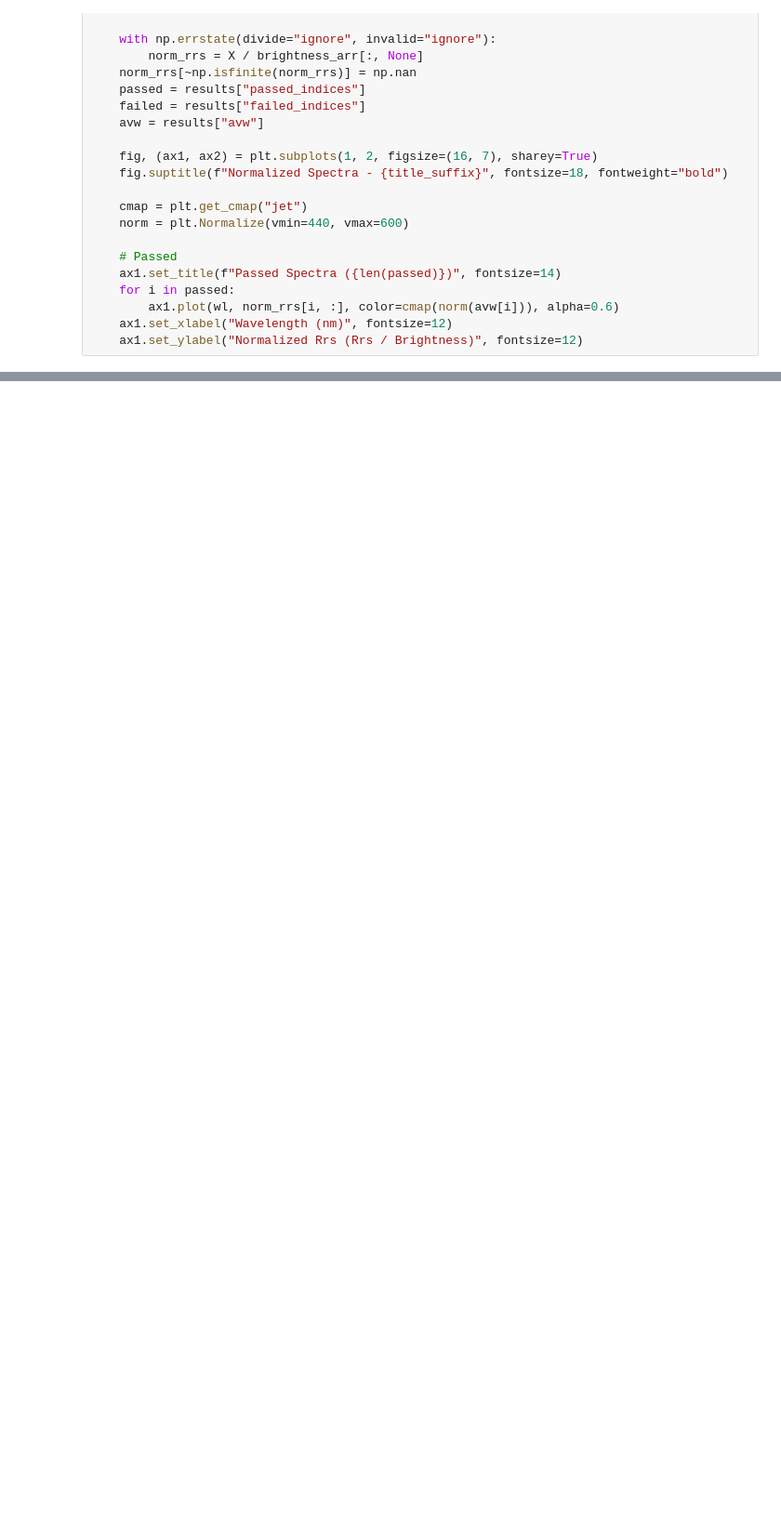
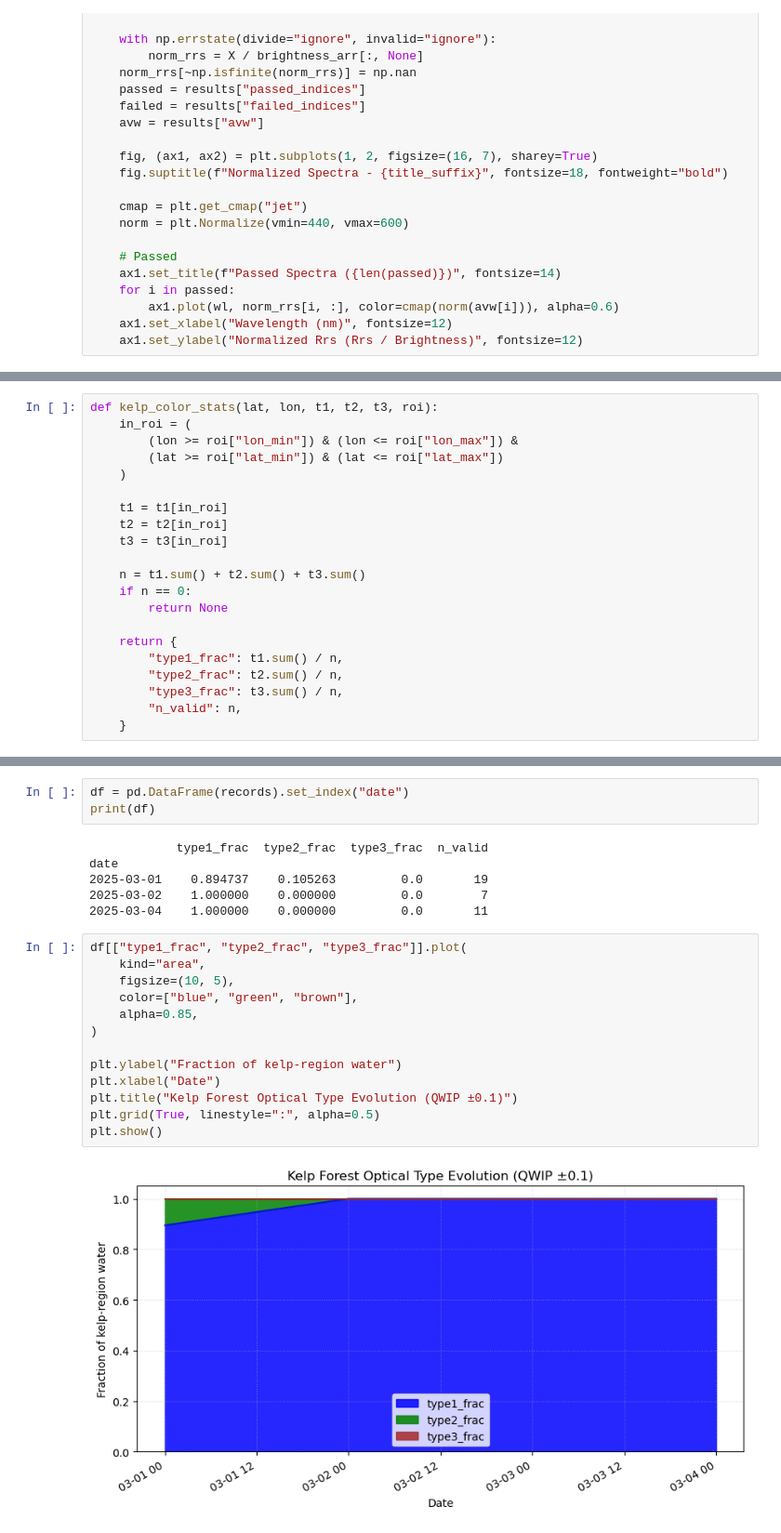
Before and after one commit to fish-pace/2026-proj-kelp-west, a Jupyter notebook: contributor_folders/tena/tena.ipynb, the cells around one changed output, grey strips where cells are left out. Shown at 93% size. Saved outputs shown, nothing was run; the diff lists cells and outputs as text; blank space fills up the shorter version.

```diff
--- a/contributor_folders/tena/tena.ipynb
+++ b/contributor_folders/tena/tena.ipynb
@@ -386,0 +684,21 @@ def plot_normalized_spectra(
+# %%
+def kelp_color_stats(lat, lon, t1, t2, t3, roi):
+    in_roi = (
+        (lon >= roi["lon_min"]) & (lon <= roi["lon_max"]) &
+        (lat >= roi["lat_min"]) & (lat <= roi["lat_max"])
+    )
+
+    t1 = t1[in_roi]
+    t2 = t2[in_roi]
+    t3 = t3[in_roi]
+
+    n = t1.sum() + t2.sum() + t3.sum()
+    if n == 0:
+        return None
+
+    return {
+        "type1_frac": t1.sum() / n,
+        "type2_frac": t2.sum() / n,
+        "type3_frac": t3.sum() / n,
+        "n_valid": n,
+    }
@@ -386,0 +748,24 @@ def plot_normalized_spectra(
+# %%
+df = pd.DataFrame(records).set_index("date")
+print(df)
+# %% [output]
+            type1_frac  type2_frac  type3_frac  n_valid
+date
+2025-03-01    0.894737    0.105263         0.0       19
+2025-03-02    1.000000    0.000000         0.0        7
+2025-03-04    1.000000    0.000000         0.0       11
+# %%
+df[["type1_frac", "type2_frac", "type3_frac"]].plot(
+    kind="area",
+    figsize=(10, 5),
+    color=["blue", "green", "brown"],
+    alpha=0.85,
+)
+
+plt.ylabel("Fraction of kelp-region water")
+plt.xlabel("Date")
+plt.title("Kelp Forest Optical Type Evolution (QWIP ±0.1)")
+plt.grid(True, linestyle=":", alpha=0.5)
+plt.show()
+# %% [output]
+[figure, added]
```
Also changed, not shown: parts of 15 cells of this notebook.
